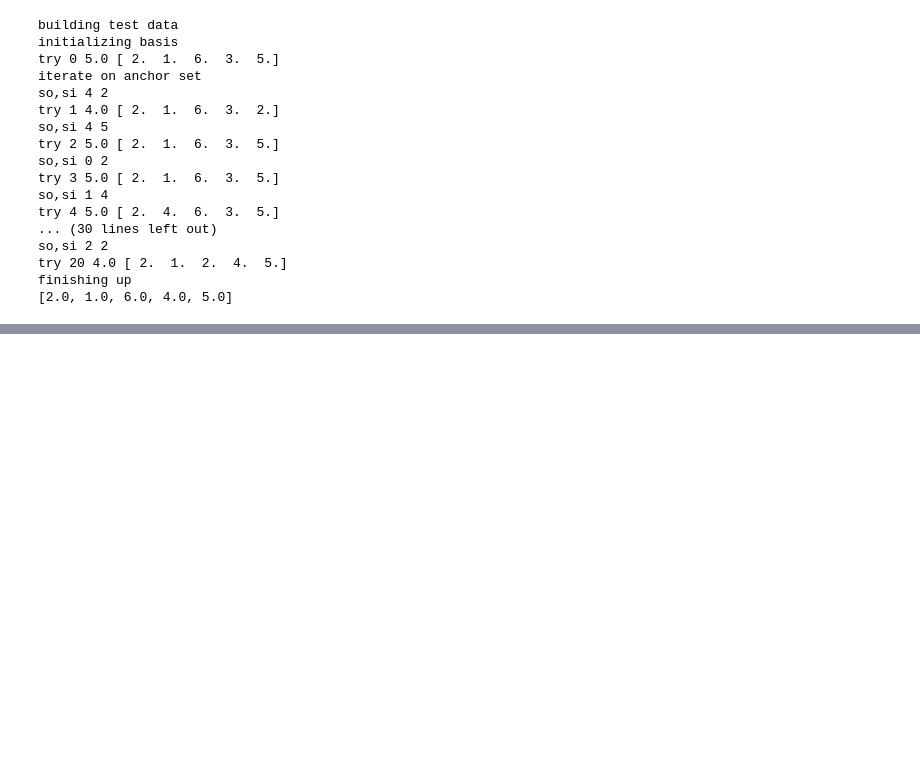
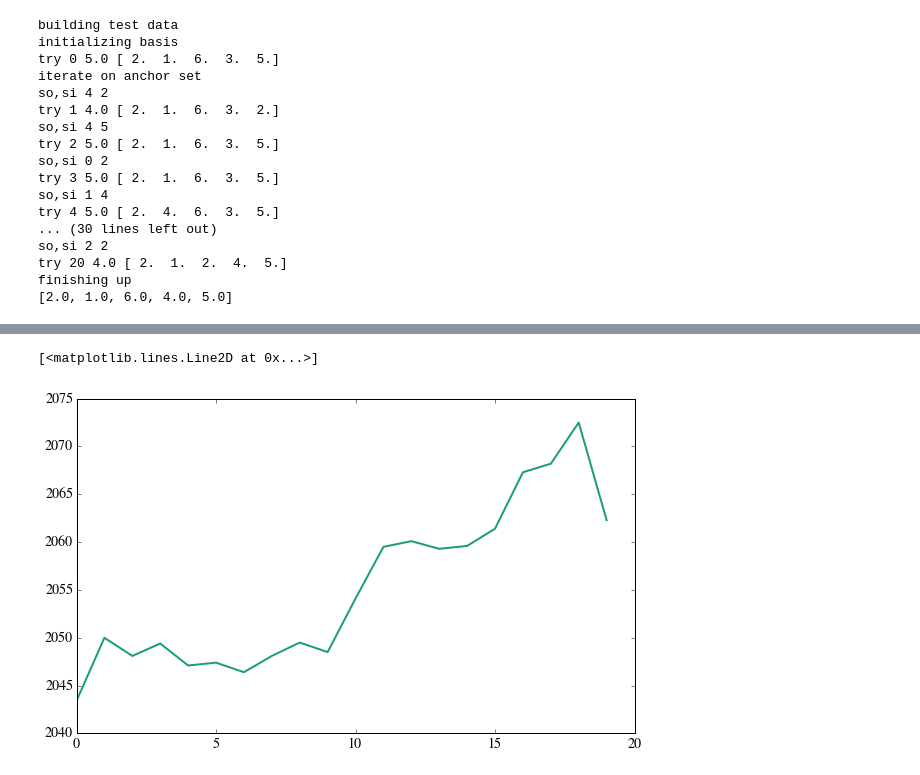
Before and after one commit to jming/thesis, a Jupyter notebook: explore-ipynb/Convex Hull Random.ipynb, the cells around one changed output, grey strips where cells are left out. Cells and saved outputs as stored; diff of their text form; code cells hidden in the pictures; blank space fills up the shorter version.

```diff
--- a/explore-ipynb/Convex Hull Random.ipynb
+++ b/explore-ipynb/Convex Hull Random.ipynb
@@ -253,0 +287,8 @@ finishing up
+# %%
+# set_evals23 = np.loadtxt('../pipeline/result22/log.set_evals')
+set_evals23 = [2043.4, 2050.0, 2048.1, 2049.4, 2047.1, 2047.4, 2046.4, 2048.1, 2049.5, 2048.5, 2054.1, 2059.5, 2060.1, 2059.3, 2059.6, 2061.4, 2067.3, 2068.2, 2072.5, 2062.3]
+# %%
+plt.plot(set_evals23)
+# %% [output]
+[<matplotlib.lines.Line2D at 0x...>]
+[figure, added]
```
Also changed, not shown: parts of 8 cells of this notebook, 30 other files.
